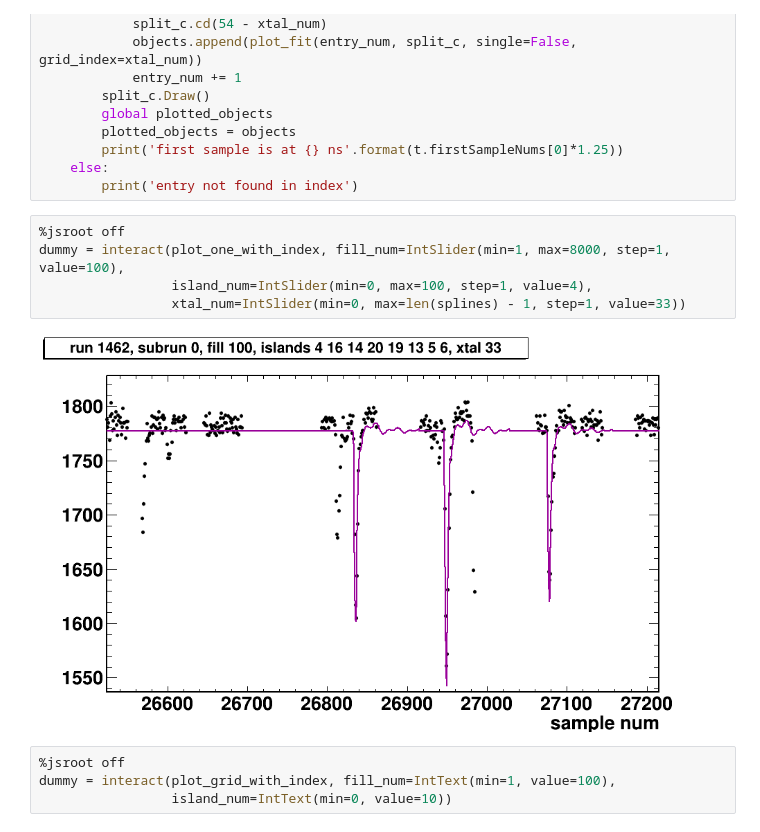
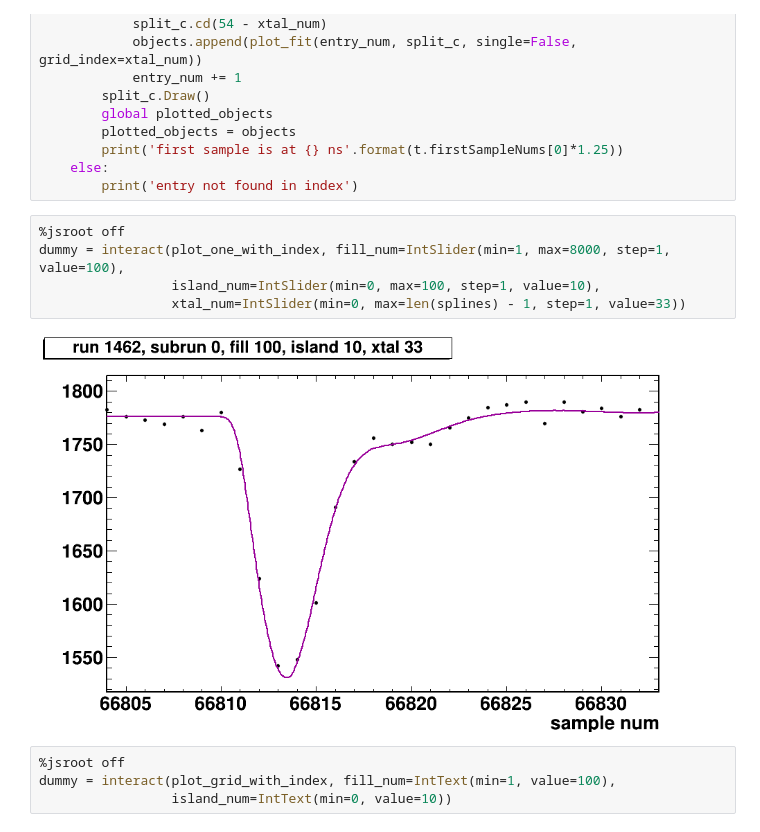
Before and after one commit to atfienberg/fitDisplay, a Jupyter notebook: islandFitDisplay.ipynb, the cells around one changed output. Cells and saved outputs as stored; diff of their text form.

Commit message:
changed default island displayed

```diff
--- a/islandFitDisplay.ipynb
+++ b/islandFitDisplay.ipynb
@@ -132,10 +132,10 @@ def plot_grid_with_index(fill_num, island_num):
 # %%
 %jsroot off
 dummy = interact(plot_one_with_index, fill_num=IntSlider(min=1, max=8000, step=1, value=100),
-                 island_num=IntSlider(min=0, max=100, step=1, value=4),
+                 island_num=IntSlider(min=0, max=100, step=1, value=10),
                  xtal_num=IntSlider(min=0, max=len(splines) - 1, step=1, value=33))
 # %% [output]
-[figure, old version]
+[figure, new version]
 # %%
 %jsroot off
 dummy = interact(plot_grid_with_index, fill_num=IntText(min=1, value=100),
```
